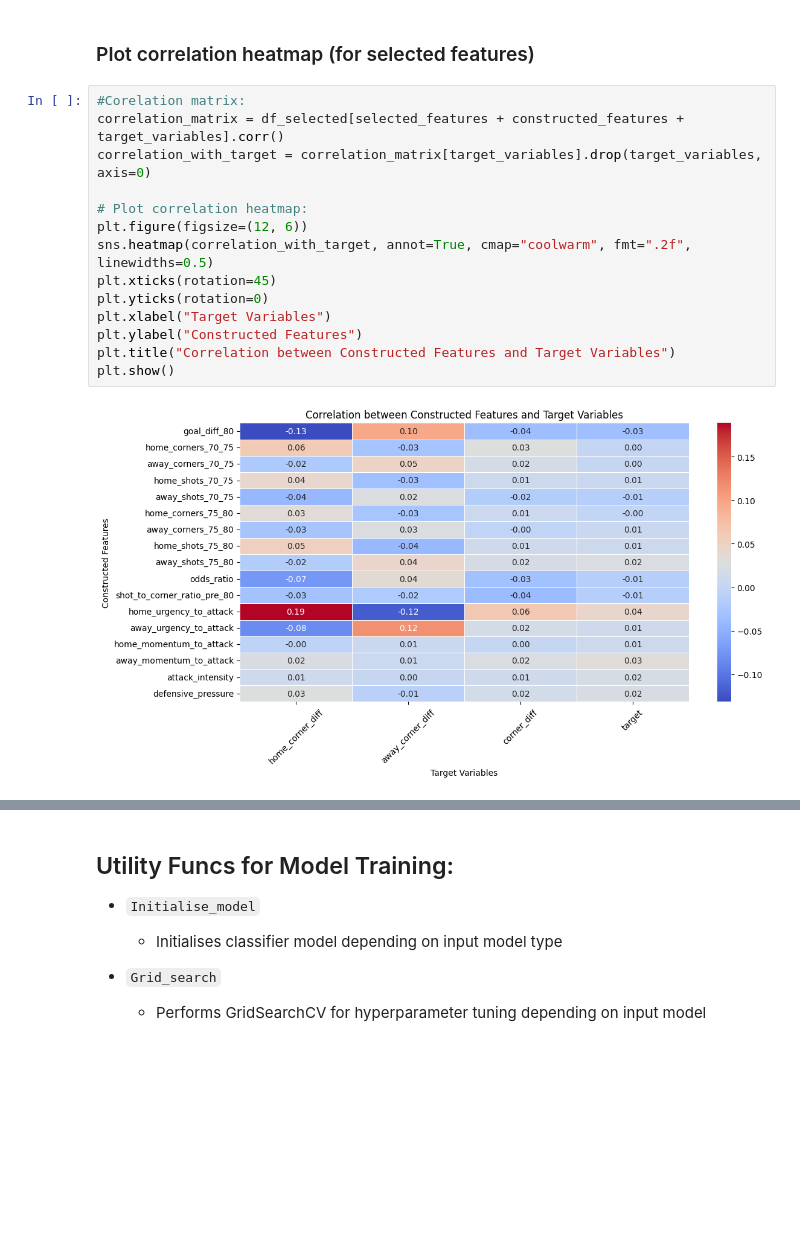
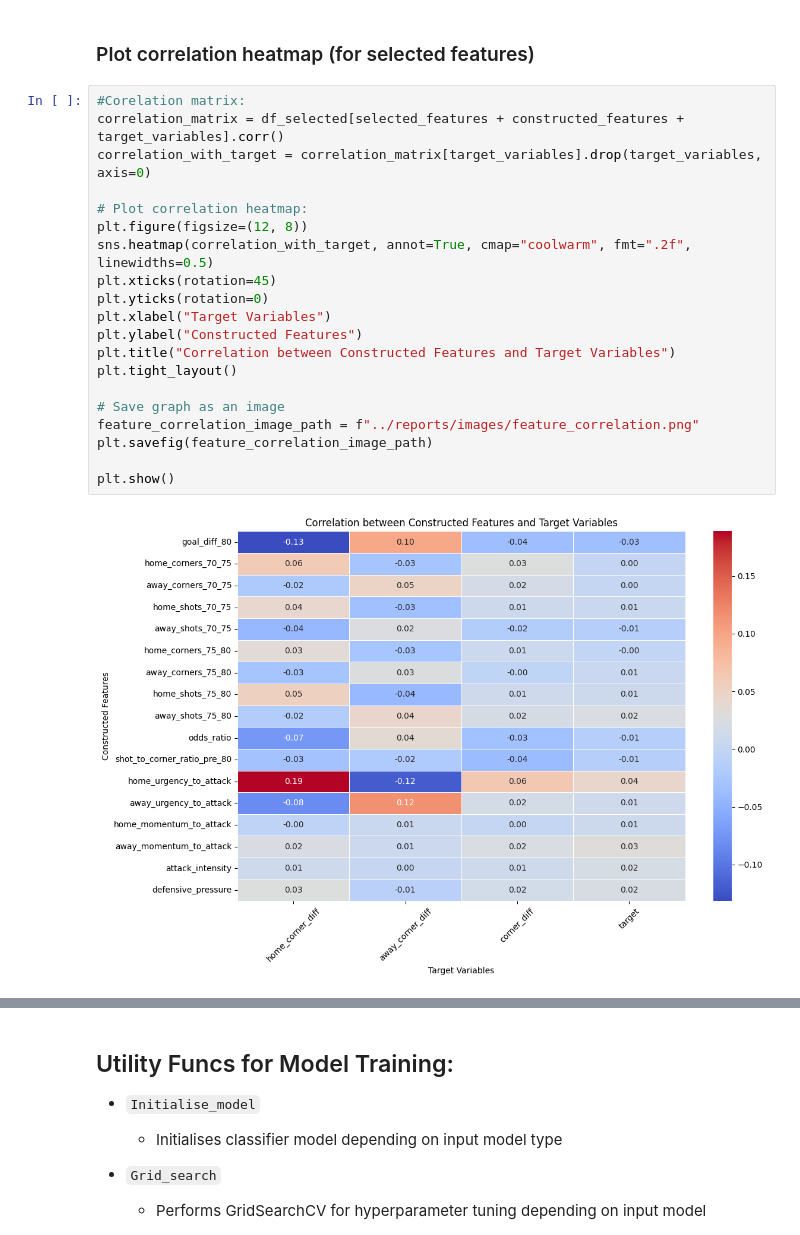
Before and after one commit to JoshuaGraham14/football-corner-prediction, a Jupyter notebook: notebooks/10a_classification_pipeline.ipynb, the cells around one changed output, grey strips where cells are left out. Drawn from its saved outputs; the diff is of its cells as text; blank space fills up the shorter version.

```diff
--- a/notebooks/10a_classification_pipeline.ipynb
+++ b/notebooks/10a_classification_pipeline.ipynb
@@ -87,16 +92,22 @@ df_selected
 # %%
 #Corelation matrix:
 correlation_matrix = df_selected[selected_features + constructed_features + target_variables].corr()
 correlation_with_target = correlation_matrix[target_variables].drop(target_variables, axis=0)
 
 # Plot correlation heatmap:
-plt.figure(figsize=(12, 6))
+plt.figure(figsize=(12, 8))
 sns.heatmap(correlation_with_target, annot=True, cmap="coolwarm", fmt=".2f", linewidths=0.5)
 plt.xticks(rotation=45)
 plt.yticks(rotation=0)
 plt.xlabel("Target Variables")
 plt.ylabel("Constructed Features")
 plt.title("Correlation between Constructed Features and Target Variables")
+plt.tight_layout()
+
+# Save graph as an image
+feature_correlation_image_path = f"../reports/images/feature_correlation.png"
+plt.savefig(feature_correlation_image_path)
+
 plt.show()
 # %% [output]
-[figure, old version]
+[figure, new version]
```
Also changed, not shown: parts of 6 cells of this notebook, 1 other file.
